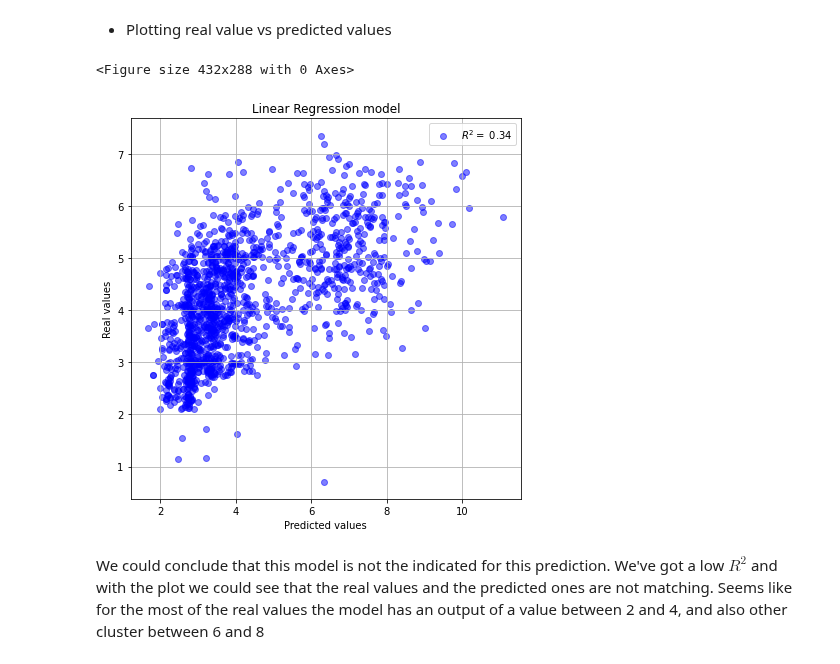
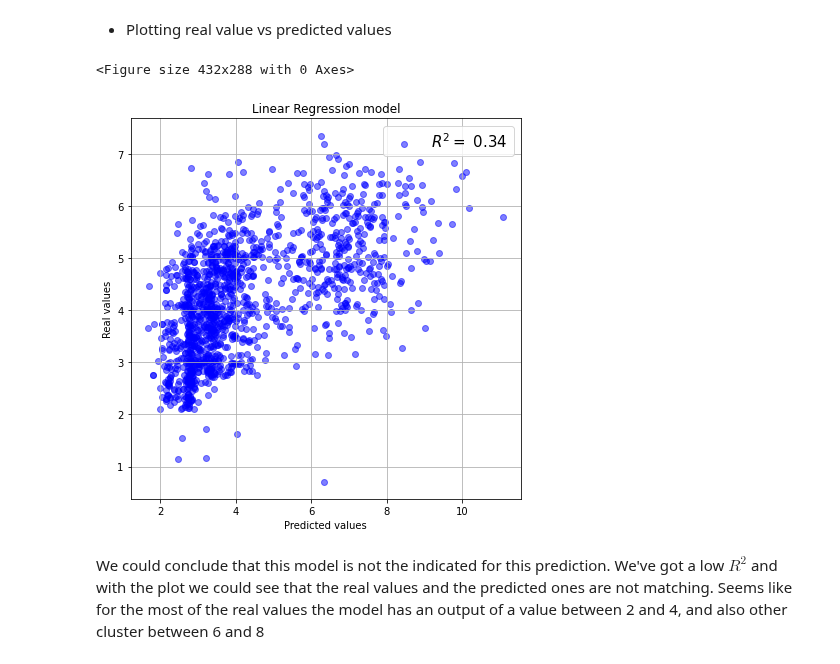
Before and after one commit to matias-dogliani/energybuild, a Jupyter notebook: Training_Testing_model.ipynb, the cells around one changed output. Cells and saved outputs as stored; diff of their text form; code cells hidden in the pictures.

```diff
--- a/Training_Testing_model.ipynb
+++ b/Training_Testing_model.ipynb
@@ -147,19 +147,19 @@ R2 score is 0.34131075736372807
 # %%
 plt.figure()
 plt.figure(figsize=(7, 7))
 plt.grid()
 plt.scatter(y_test, y_test_predict,alpha=0.5,
             color='blue',label=r'$R^2 = $ {:.2f}'.format(r2))
 plt.title("Linear Regression model")
 plt.ylabel("Real values")
 plt.xlabel("Predicted values")
-plt.legend()
+plt.legend(prop={'size': 15})
 plt.savefig("./Imgs/linear_regression_model.png",transparent=True)
 
 plt.show()
 # %% [output]
 <Figure size 432x288 with 0 Axes>
-[figure, old version]
+[figure, new version]
 # %% [markdown]
  We could conclude that this model is not the indicated for this prediction. We've got a low $R^2$ and with the plot we could see that the real values and the predicted ones are not matching.
  Seems like for the most of the real values the model has an output of a value between 2 and 4, and also other cluster between 6 and 8
```
Also changed, not shown: 1 other file.
